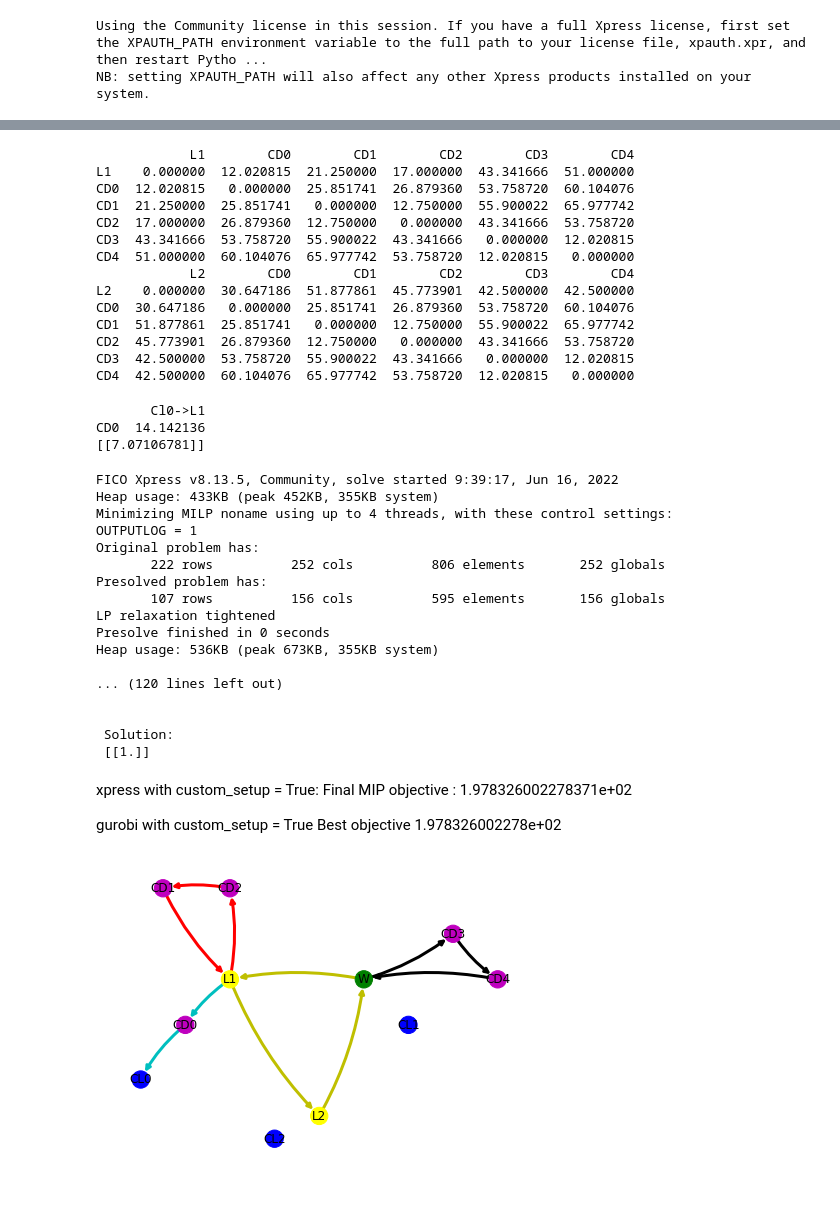
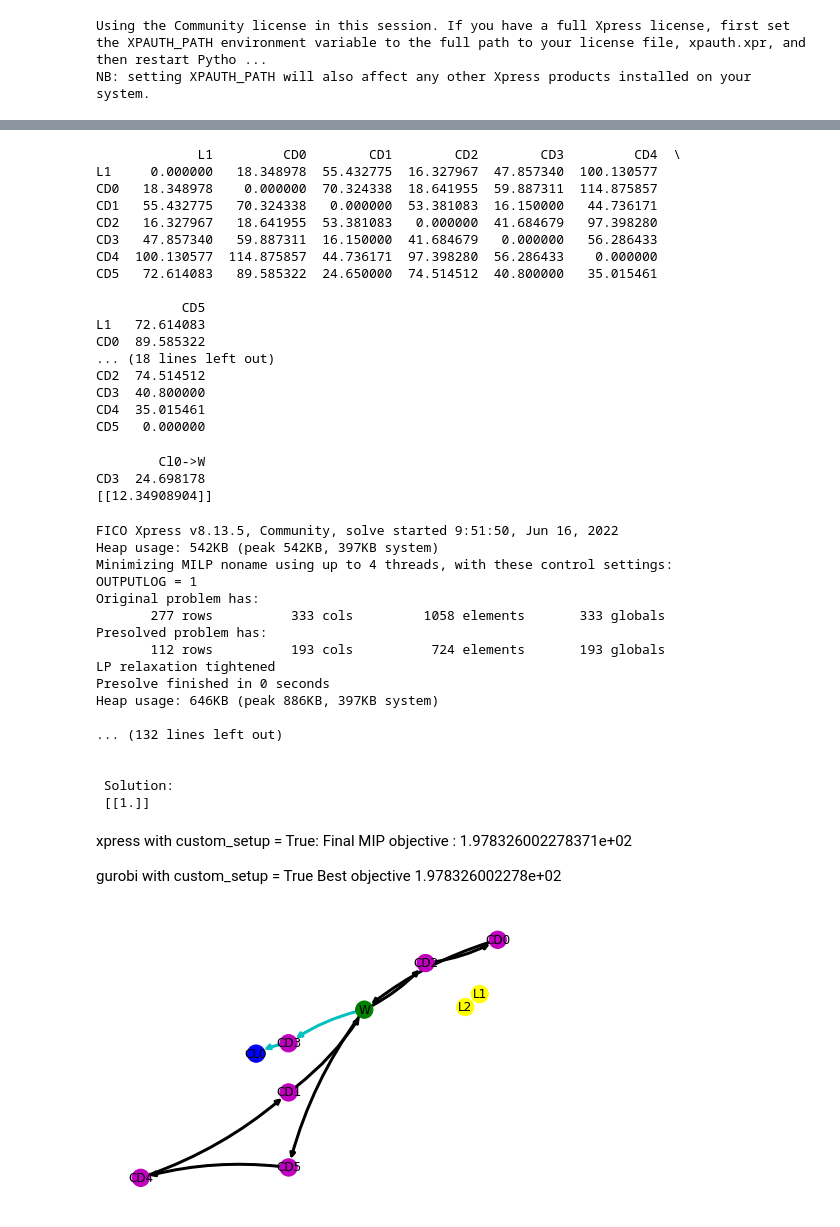
Before and after one commit to AndreaGonzato/package_delivery_optimisation_problem, a Jupyter notebook: single_period_problem_xpress.ipynb, the cells around one changed output, grey strips where cells are left out. Saved outputs shown, nothing was run; the diff lists cells and outputs as text; code cells hidden in the pictures; blank space fills up the shorter version.

```diff
--- a/single_period_problem_xpress.ipynb
+++ b/single_period_problem_xpress.ipynb
@@ -23,9 +23,9 @@ from vehicle import Vehicle
 from vehicle_type import VehicleType
 # %%
 # input
-custom_setup = True
-C = 15
-L = 3
+custom_setup = False
+C = 7
+L = 2
 
 map_size = 100
 ratio_locker_customers = 0.3
@@ -243,20 +243,23 @@ for i in range(L):
         for k in range(1+len(C_D)):
             LF_delivery_cost_multidim[i][j][k]=lt[j][k]
 # %% [output]
-            L1        CD0        CD1        CD2        CD3        CD4
-L1    0.000000  12.020815  21.250000  17.000000  43.341666  51.000000
-CD0  12.020815   0.000000  25.851741  26.879360  53.758720  60.104076
-CD1  21.250000  25.851741   0.000000  12.750000  55.900022  65.977742
-CD2  17.000000  26.879360  12.750000   0.000000  43.341666  53.758720
-CD3  43.341666  53.758720  55.900022  43.341666   0.000000  12.020815
-CD4  51.000000  60.104076  65.977742  53.758720  12.020815   0.000000
-            L2        CD0        CD1        CD2        CD3        CD4
-L2    0.000000  30.647186  51.877861  45.773901  42.500000  42.500000
-CD0  30.647186   0.000000  25.851741  26.879360  53.758720  60.104076
-CD1  51.877861  25.851741   0.000000  12.750000  55.900022  65.977742
-CD2  45.773901  26.879360  12.750000   0.000000  43.341666  53.758720
-CD3  42.500000  53.758720  55.900022  43.341666   0.000000  12.020815
-CD4  42.500000  60.104076  65.977742  53.758720  12.020815   0.000000
+             L1         CD0        CD1        CD2        CD3         CD4  \
+L1     0.000000   18.348978  55.432775  16.327967  47.857340  100.130577
+CD0   18.348978    0.000000  70.324338  18.641955  59.887311  114.875857
+CD1   55.432775   70.324338   0.000000  53.381083  16.150000   44.736171
+CD2   16.327967   18.641955  53.381083   0.000000  41.684679   97.398280
+CD3   47.857340   59.887311  16.150000  41.684679   0.000000   56.286433
+CD4  100.130577  114.875857  44.736171  97.398280  56.286433    0.000000
+CD5   72.614083   89.585322  24.650000  74.514512  40.800000   35.015461
+
+           CD5
+L1   72.614083
+CD0  89.585322
+... (18 lines left out)
+CD2  74.514512
+CD3  40.800000
+CD4  35.015461
+CD5   0.000000
 # %%
 from operator import attrgetter
 
@@ -407,9 +410,9 @@ lockers_wrt_their_oc_array =[]
 for i in range(len(OC_unique)):
     lockers_wrt_their_oc_array.append(lockers_wrt_their_oc[i])
 # %% [output]
-       Cl0->L1
-CD0  14.142136
-[[7.07106781]]
+        Cl0->W
+CD3  24.698178
+[[12.34908904]]
 # %%
 # Xpress formulation
 single_period_problem = xp.problem()
@@ -678,19 +681,19 @@ print("\n\n Solution:\n",x_l_i_j_sol, "\n")
 w_c_k_sol = single_period_problem.getSolution(w_c_k)
 print("\n\n Solution:\n",w_c_k_sol, "\n")
 # %% [output]
-FICO Xpress v8.13.5, Community, solve started 9:39:17, Jun 16, 2022
-Heap usage: 433KB (peak 452KB, 355KB system)
+FICO Xpress v8.13.5, Community, solve started 9:51:50, Jun 16, 2022
+Heap usage: 542KB (peak 542KB, 397KB system)
 Minimizing MILP noname using up to 4 threads, with these control settings:
 OUTPUTLOG = 1
 Original problem has:
-       222 rows          252 cols          806 elements       252 globals
+       277 rows          333 cols         1058 elements       333 globals
 Presolved problem has:
-       107 rows          156 cols          595 elements       156 globals
+       112 rows          193 cols          724 elements       193 globals
 LP relaxation tightened
 Presolve finished in 0 seconds
-Heap usage: 536KB (peak 673KB, 355KB system)
+Heap usage: 646KB (peak 886KB, 397KB system)
 
-... (120 lines left out)
+... (132 lines left out)
 
 
  Solution:
@@ -764,32 +768,32 @@ for x in range(1+len(C_D)):
          G.add_edge(pf_names[x],pf_names[y],color='k',weight=3)
 
 for l in range(L):
     for x in range(1+len(C_D)):
         for y in range(1+len(C_D)):
             x_l_i_j_sol[l]=np.round_(x_l_i_j_sol[l])
             if x_l_i_j_sol[l][x][y]==1:
-                G.add_edge(lfnames(l)[x],lfnames(l)[y],color='r',weight=3)
+                G.add_edge(lfnames(l)[x],lfnames(l)[y],color='gray',weight=3)
 
 for s in range(len(Sk)):
     for k in range(len(OC_unique)):
         w_c_k_sol=np.round(w_c_k_sol)
         if w_c_k_sol[s][k]==1:
             G.add_edge(str(lockers_wrt_their_oc_array[k]),Sk[s],color='c',weight=3)
             G.add_edge(Sk[s],str(OC[k]),color='c',weight=3)
 
 
 
 colors = nx.get_edge_attributes(G,'color').values()
 weights = nx.get_edge_attributes(G,'weight').values()
 pos=nx.get_node_attributes(G,'pos')
 print()
 nx.draw(G, pos,
         edge_color=colors,
         width=list(weights),
         with_labels=True,
         node_color=color_map,
         arrows = True,
         connectionstyle='arc3,rad=0.1',
         )
 # %% [output]
-[figure, old version]
+[figure, new version]
```
Also changed, not shown: parts of 6 cells of this notebook, 8 other files.
